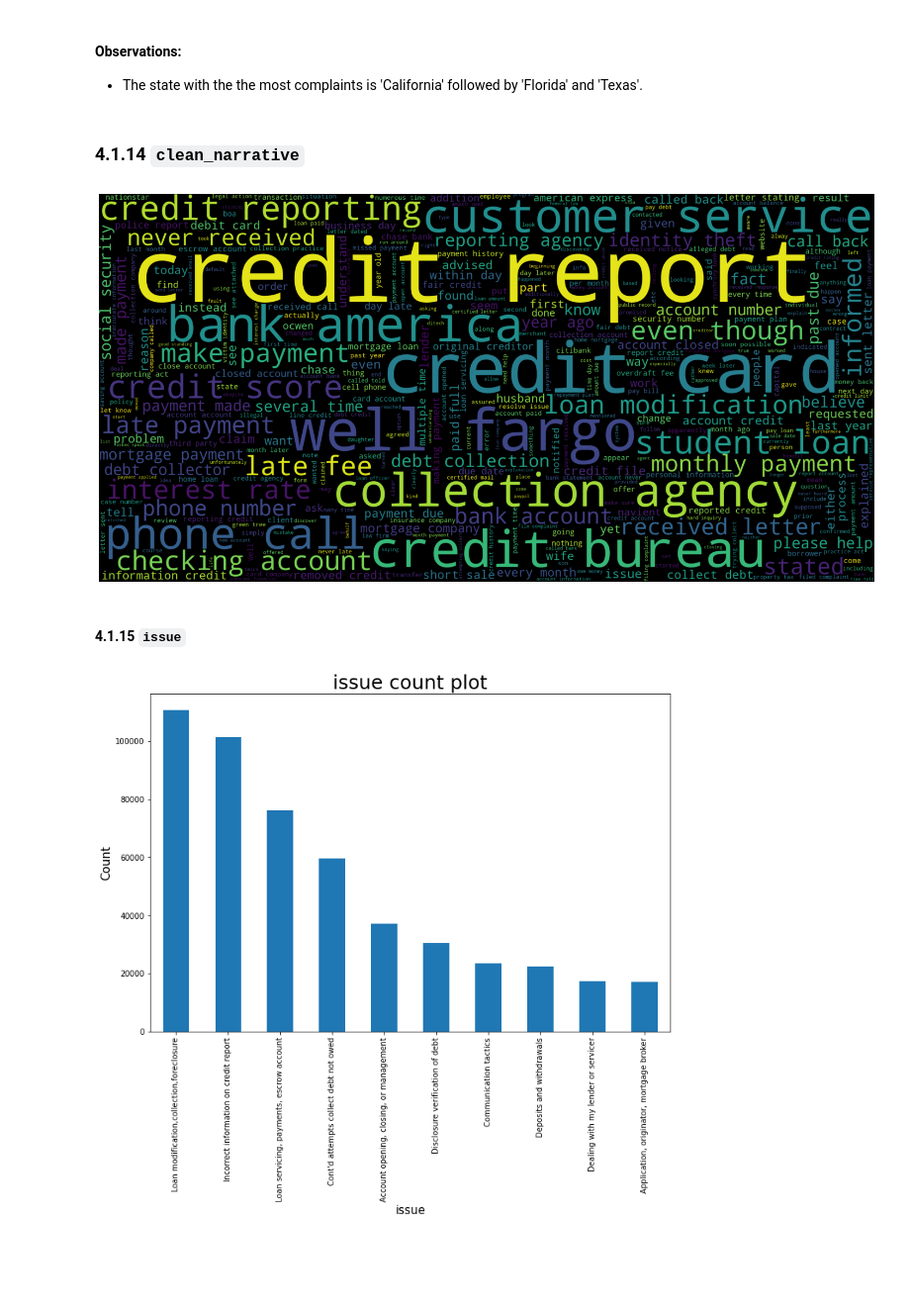
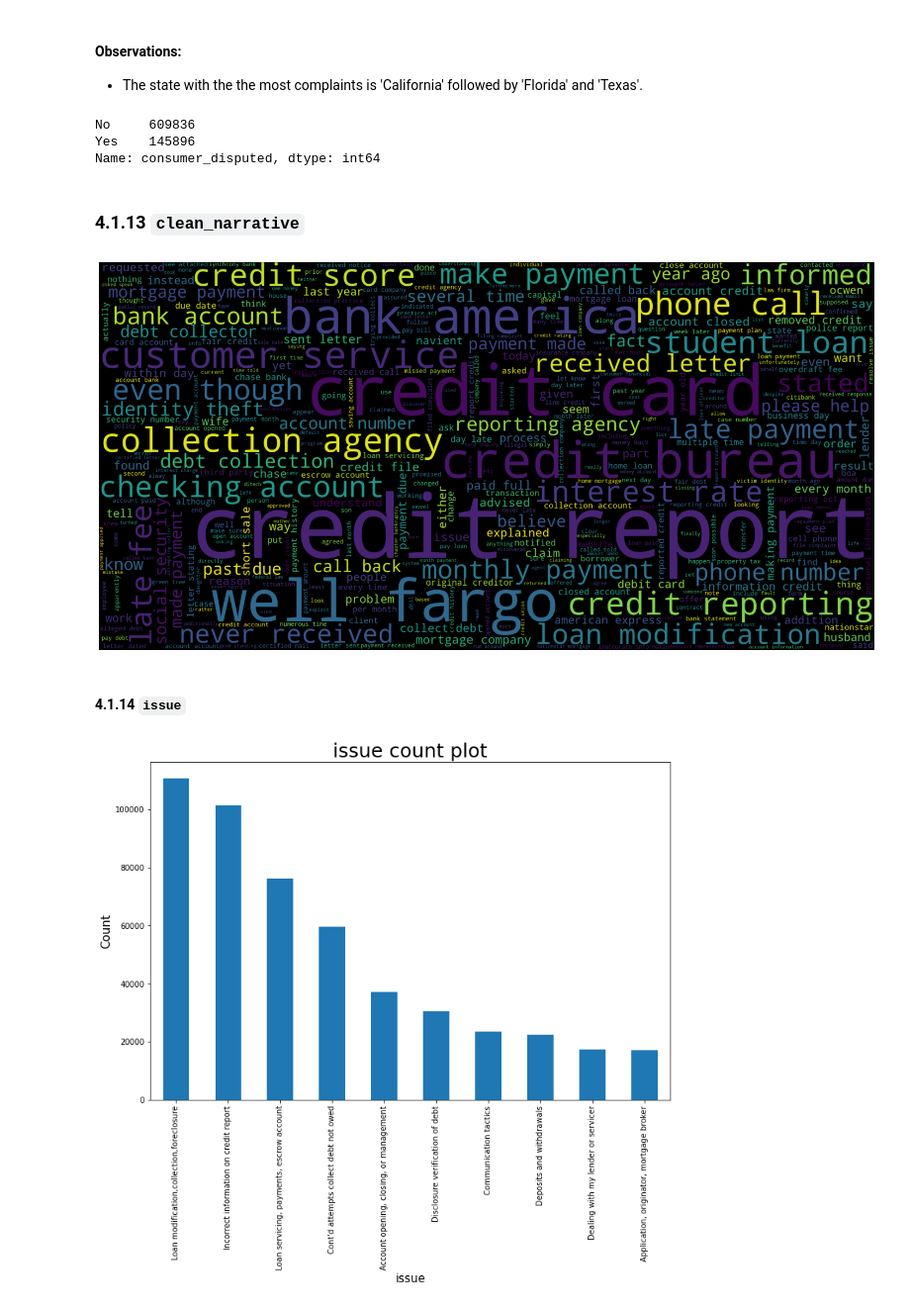
Before and after one commit to abnormalDistribute/Capstone-Project---Consumer-Complaints, a Jupyter notebook: index.ipynb, the cells around one changed output. Shown at 99% size. Cells and saved outputs as stored; diff of their text form; code cells hidden in the pictures; blank space fills up the shorter version.

```diff
--- a/index.ipynb
+++ b/index.ipynb
@@ -1155,15 +1158,20 @@ draw_plots.get_many_counts(df_final, 'state')
 # %% [markdown]
 #### Observations:
 * The state with the the most complaints is 'California' followed by 'Florida' and 'Texas'.
+# %%
+df_final.consumer_disputed.value_counts()
+# %% [output]
+No     609836
+Yes    145896
+Name: consumer_disputed, dtype: int64
 # %% [markdown]
-### 4.1.14 `clean_narrative`
+### 4.1.13 `clean_narrative`
-# %%
-# getting a word cloud
-draw_plots.get_word_cloud(df_final, 'clean_narrative')
-# %% [output]
-[figure, removed]
+# %%
+draw_plots.get_word_cloud(doc_tokenized, 'text')
+# %% [output]
+[figure, added]
 # %% [markdown]
-#### 4.1.15 `issue`
+#### 4.1.14 `issue`
 # %%
 # The top 10 issues in the complaints
 draw_plots.get_many_counts(df_final, 'issue')
```
Also changed, not shown: parts of 51 cells of this notebook, 1 other file.
